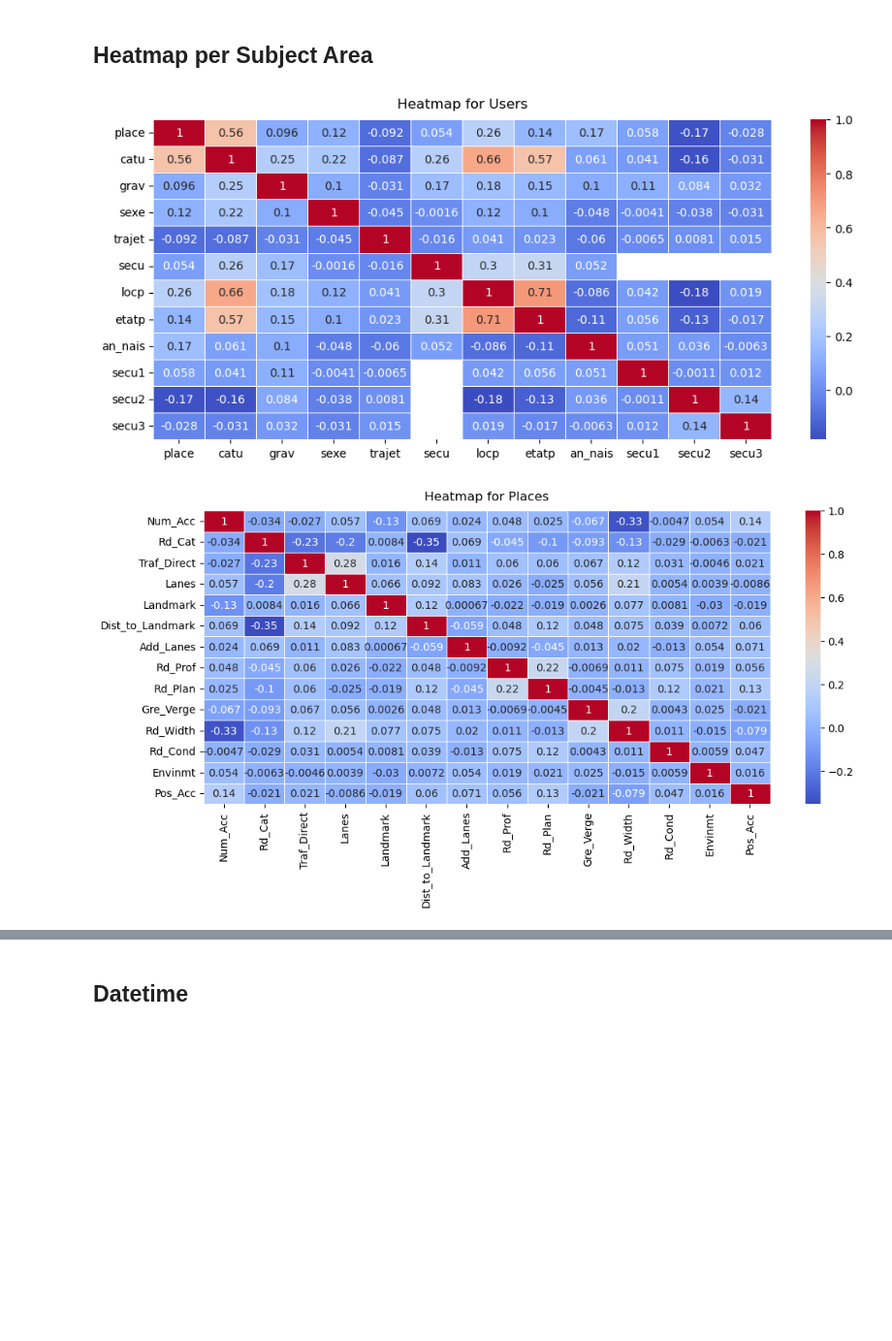
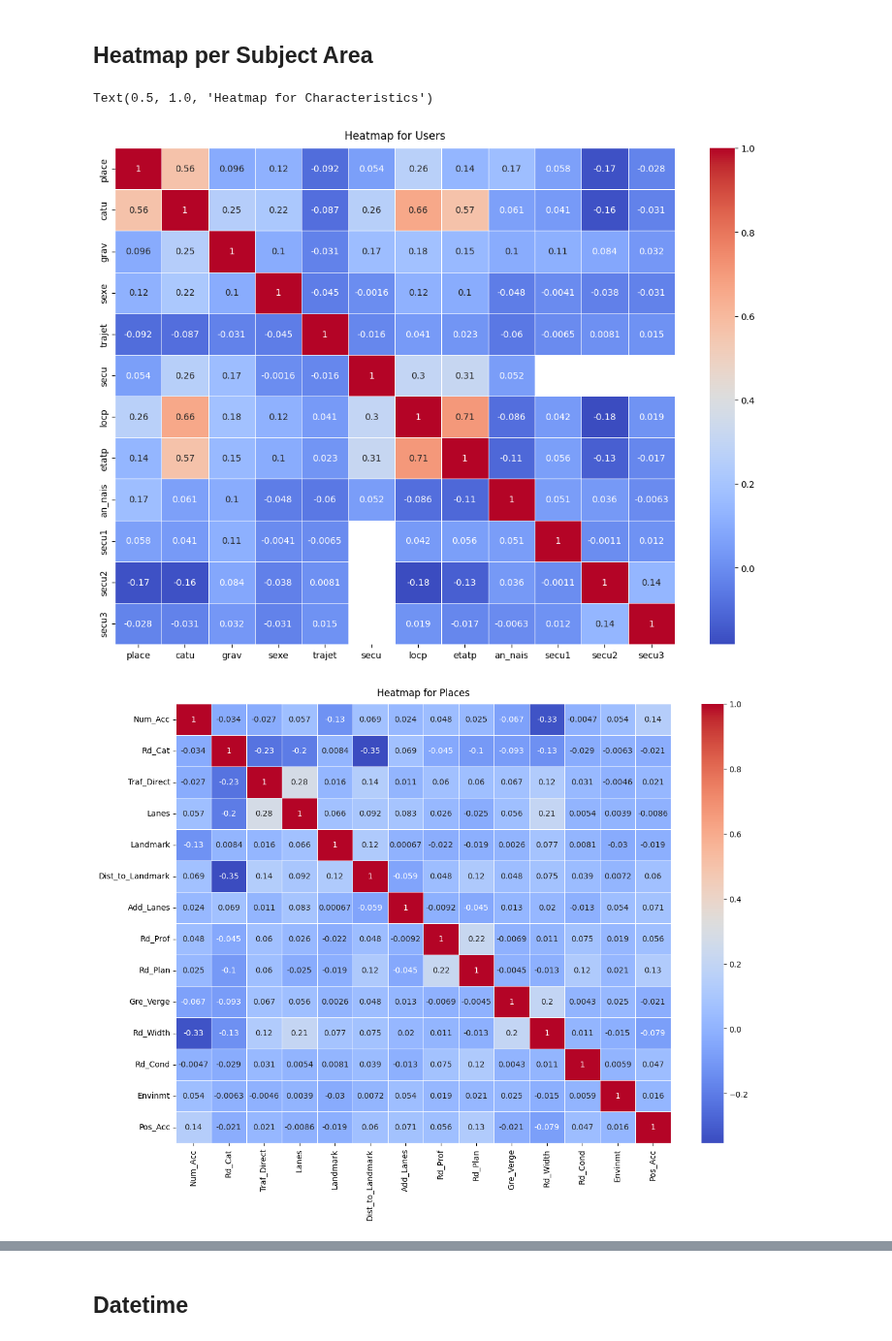
Before and after one commit to Langhammer/pyfra, a Jupyter notebook: notebooks/pyfra_nb_1.ipynb, the cells around one changed output, grey strips where cells are left out. Shown at 97% size. Drawn from its saved outputs; the diff is of its cells as text; code cells hidden in the pictures; blank space fills up the shorter version.

```diff
--- a/notebooks/pyfra_nb_1.ipynb
+++ b/notebooks/pyfra_nb_1.ipynb
@@ -27,8 +26,8 @@ french_categories = {'characteristics': 'caracteristiques', 'places':'lieux', 'u
 data_categories = french_categories.keys()
 categories_dict = dict(zip(data_categories, [0,0,0,0]))
 # %%
-# Define the function that reads the raw data for the specified time range
 def read_csv_of_year(start_year, end_year, separators, name_separator='_'):
+    '''Imports the 4 csv files for the given time range and returns them as a dictionary'''
     if len (separators)<4:
         separators = [separators]*4
 
@@ -205,0 +122,7 @@ None
+# %%
+# There is no value = 0 assigned to information in the places data set.
+# Zeros are used in the cleaned data set as a feature to identify original Nans
+# and to keep the data set with as much information as possible.
+
+places = places.fillna({'Rd_Cat':0, 'Traf_Direct': 0, 'Lanes':0, 'Add_Lanes':0, 'Rd_Prof':0,'Rd_Plan':0,
+                        'Rd_Cond':0, 'Envinmt':0, 'Pos_Acc':0})
@@ -299,9 +269,10 @@ str(dc).rstrip('0')
 '75'
 # %%
 def department_converter(dep):
-    # Takes in a department code as int and returns a string
-    # e.g. 750 will be '75' for Paris
-    # and 201 will be '2B'
+    '''
+    Takes in a department code as int and returns a string
+    e.g. 750 will be '75' for Paris and 201 will be '2B'
+    '''
     if dep == 201:
         return '2A'
     elif dep == 202:
@@ -556,21 +481,26 @@ This heat map is intended to provide an overall view of where strong correlation
 # %% [markdown]
 ## Heatmap per Subject Area
 # %%
-fig, S = plt.subplots(figsize=(12,5));
+fig, S = plt.subplots(figsize=(14,10));
 sns.heatmap(users.corr() , annot = True, cmap='coolwarm',linewidths = 0.40);
-plt.title('Heatmap for Users', pad=10);
+plt.title('Heatmap for Users', pad=10)
+#plt.savefig('./Github/pyfra//figures/corr_heatmap_USERS.png');
 
-fig, S = plt.subplots(figsize=(12,5));
+fig, S = plt.subplots(figsize=(14,10));
 sns.heatmap(places.corr() , annot = True, cmap='coolwarm',linewidths = 0.40);
-plt.title('Heatmap for Places', pad=10);
+plt.title('Heatmap for Places', pad=10)
+#plt.savefig('./Github/pyfra//figures/corr_heatmap_PLACES.png');
 
-fig, S = plt.subplots(figsize=(12,5));
+fig, S = plt.subplots(figsize=(14,10));
 sns.heatmap(vehicles.corr() , annot = True, cmap='coolwarm',linewidths = 0.40);
-plt.title('Heatmap for Vehicles', pad=10);
+plt.title('Heatmap for Vehicles', pad=10)
+#plt.savefig('./Github/pyfra//figures/corr_heatmap_VEHICLES.png');
 
-fig, S = plt.subplots(figsize=(12,5));
+fig, S = plt.subplots(figsize=(14,10));
 sns.heatmap(characteristics.corr() , annot = True, cmap='coolwarm',linewidths = 0.40);
-plt.title('Heatmap for Characteristics', pad=10);
+plt.title('Heatmap for Characteristics', pad=10)
+#plt.savefig('./Github/pyfra//figures/corr_heatmap_CHARACTERISTICS.png');
 # %% [output]
+Text(0.5, 1.0, 'Heatmap for Characteristics')
-[figure, old version]
+[figure, new version]
-[figure, old version]
+[figure, new version]
```
Also changed, not shown: parts of 47 cells of this notebook, 26 other files.
